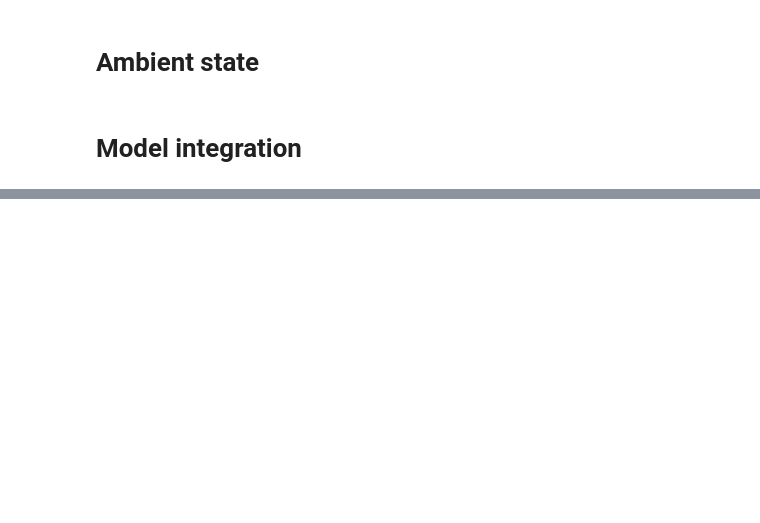
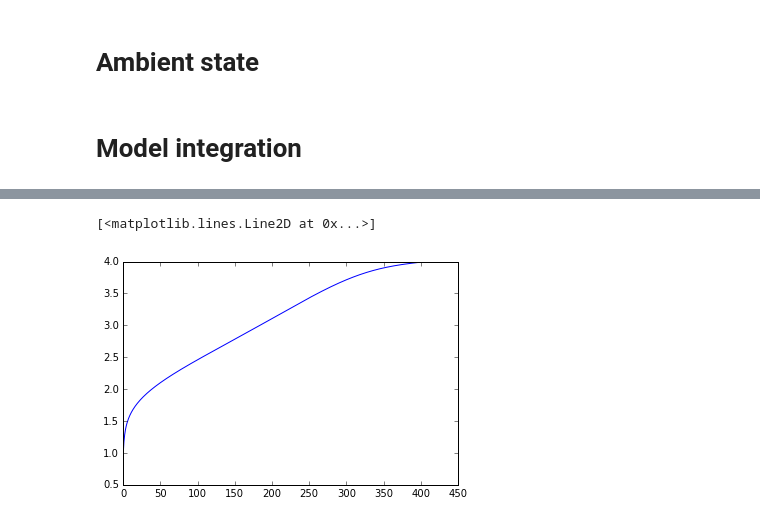
Before and after one commit to leifdenby/python-cloudmodel, a Jupyter notebook: pyclouds/notebooks/Cloud model integration - moist.ipynb, the cells around one changed output, grey strips where cells are left out. Saved outputs shown, nothing was run; the diff lists cells and outputs as text; code cells hidden in the pictures; blank space fills up the shorter version.

```diff
--- a/pyclouds/notebooks/Cloud model integration - moist.ipynb
+++ b/pyclouds/notebooks/Cloud model integration - moist.ipynb
@@ -87,0 +88,7 @@ plot.plot(Nc__mphys)
+# %%
+w_r__mphys = profile1.extra_vars['w_r']
+
+plot.plot(w_r__mphys)
+# %% [output]
+[<matplotlib.lines.Line2D at 0x...>]
+[figure, added]
```
Also changed, not shown: parts of 8 cells of this notebook, 4 other files.
